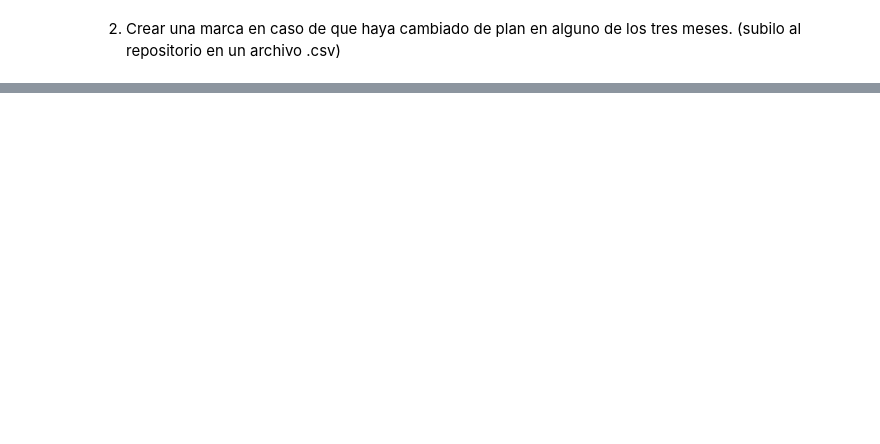
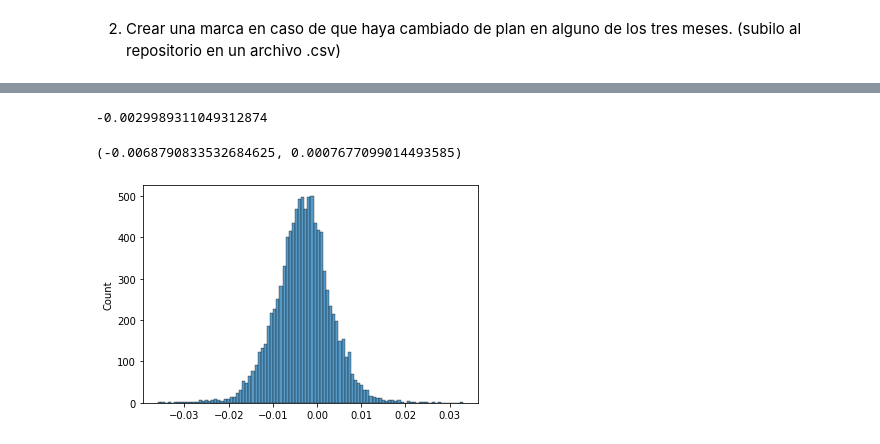
Before and after one commit to PabloBrianese/Telecom, a Jupyter notebook: Untitled.ipynb, the cells around one changed output, grey strips where cells are left out. Cells and saved outputs as stored; diff of their text form; code cells hidden in the pictures; blank space fills up the shorter version.

```diff
--- a/Untitled.ipynb
+++ b/Untitled.ipynb
@@ -77,0 +327,29 @@ with sqlite3.connect('file:telecom.db?mode=ro', uri=True) as con:
+# %%
+# Estimación puntual
+lr = stats.linregress(duraciones, facturaciones)
+
+lr.slope
+# %% [output]
+-0.0029989311049312874
+# %%
+# Intervalo de confianza
+import random
+
+random_slopes = []
+for i in range(10000):
+    random_rows = random.choices(rows, k=len(rows))
+
+    random_facturaciones = tuple(row[0] for row in random_rows)
+    random_duraciones = tuple(row[1] for row in random_rows)
+
+    lr = stats.linregress(random_duraciones, random_facturaciones)
+
+    random_slopes.append(lr.slope)
+
+sns.histplot(random_slopes)
+
+sorted_random_slopes = sorted(random_slopes)
+sorted_random_slopes[2500], sorted_random_slopes[len(sorted_random_slopes) - 2500]
+# %% [output]
+(-0.0068790833532684625, 0.0007677099014493585)
+[figure, added]
```
Also changed, not shown: parts of 25 cells of this notebook, 3 other files.
